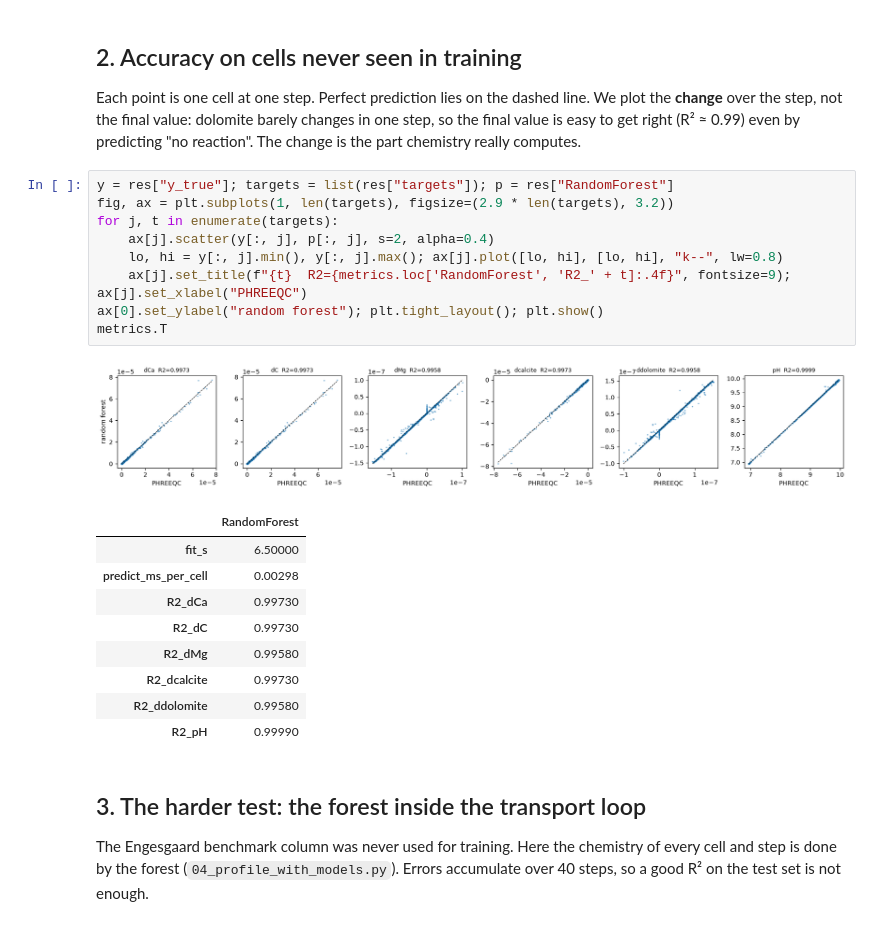
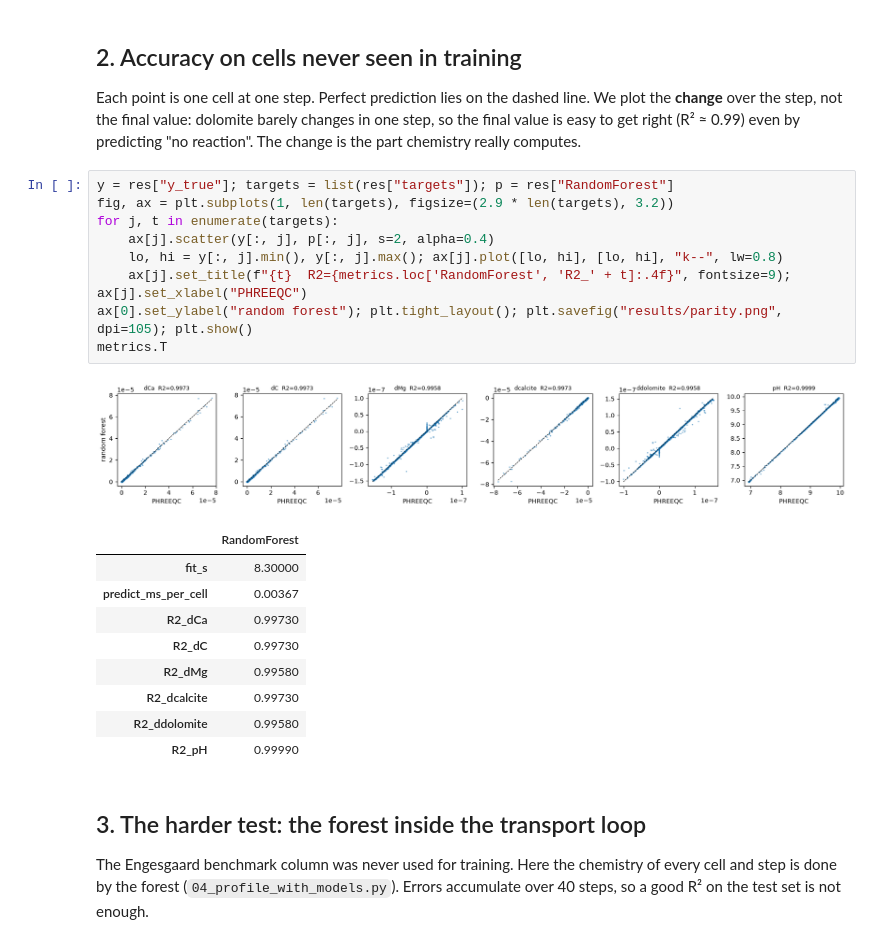
Before and after one commit to jfgiraldoa/ml-rtm-phreeqc-surrogate, a Jupyter notebook: basic/03_plots.ipynb, the cells around one changed output. Cells and saved outputs as stored; diff of their text form.

Commit message:
Notebook saves parity.png and profiles.png
Co-Authored-By: Claude Sonnet 5.5 <noreply@anthropic.com>

```diff
--- a/basic/03_plots.ipynb
+++ b/basic/03_plots.ipynb
@@ -47,17 +47,17 @@ is easy to get right (R² ≈ 0.99) even by predicting "no reaction". The change
 # %%
 y = res["y_true"]; targets = list(res["targets"]); p = res["RandomForest"]
 fig, ax = plt.subplots(1, len(targets), figsize=(2.9 * len(targets), 3.2))
 for j, t in enumerate(targets):
     ax[j].scatter(y[:, j], p[:, j], s=2, alpha=0.4)
     lo, hi = y[:, j].min(), y[:, j].max(); ax[j].plot([lo, hi], [lo, hi], "k--", lw=0.8)
     ax[j].set_title(f"{t}  R2={metrics.loc['RandomForest', 'R2_' + t]:.4f}", fontsize=9); ax[j].set_xlabel("PHREEQC")
-ax[0].set_ylabel("random forest"); plt.tight_layout(); plt.show()
+ax[0].set_ylabel("random forest"); plt.tight_layout(); plt.savefig("results/parity.png", dpi=105); plt.show()
 metrics.T
 # %% [output]
 [figure]
 |  | RandomForest |
-| fit_s | 6.50000 |
-| predict_ms_per_cell | 0.00298 |
+| fit_s | 8.30000 |
+| predict_ms_per_cell | 0.00367 |
 | R2_dCa | 0.99730 |
 | R2_dC | 0.99730 |
 | R2_dMg | 0.99580 |
```
Also changed, not shown: parts of 1 cell of this notebook, 1 other file.
